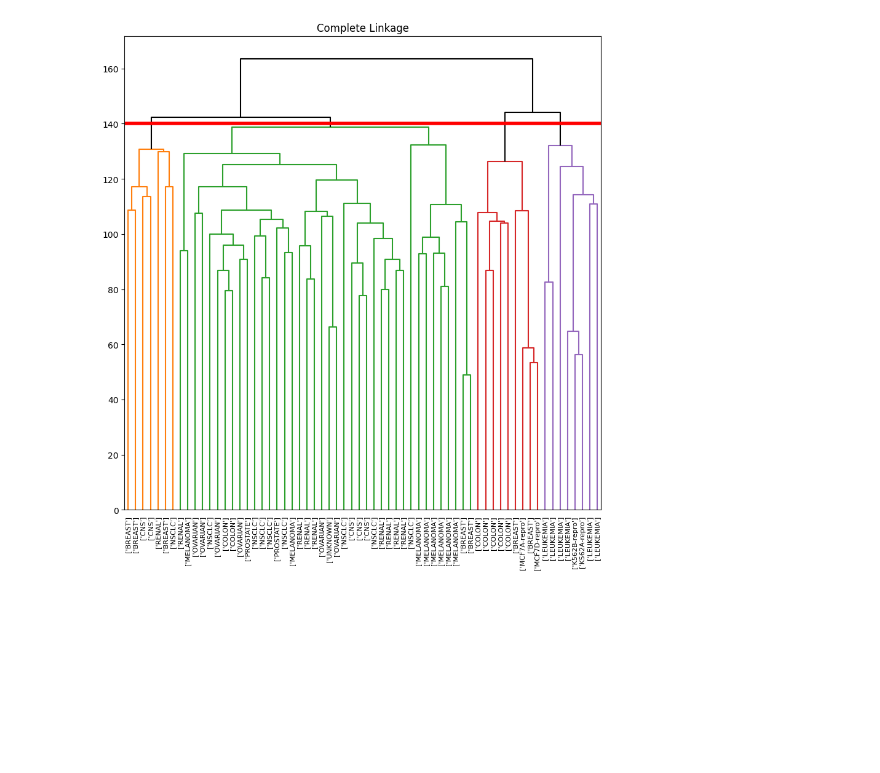
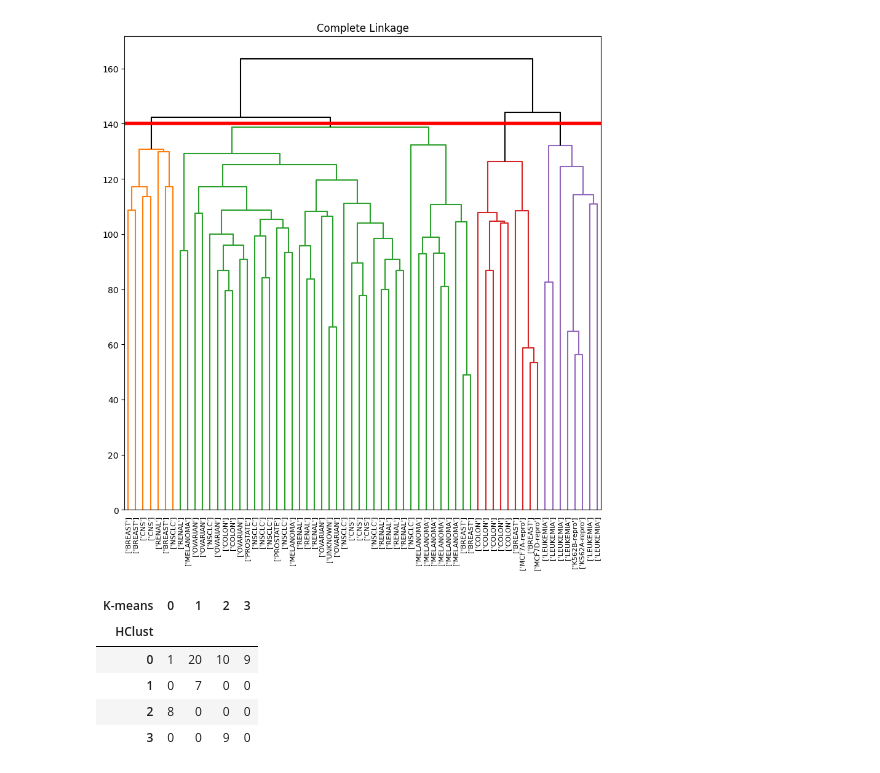
Before and after one commit to zabiAzimy/ISLP_PCA_HClust, a Jupyter notebook: PCA_HClust.ipynb, the cells around one changed output. Saved outputs shown, nothing was run; the diff lists cells and outputs as text; code cells hidden in the pictures; blank space fills up the shorter version.

```diff
--- a/PCA_HClust.ipynb
+++ b/PCA_HClust.ipynb
@@ -214,3 +214,18 @@ ax.axhline (140, c='r', linewidth =4);
 fig.savefig(fname="cut_tree_dendo")
 # %% [output]
 [figure]
+# %%
+from sklearn.cluster import KMeans
+
+nci_kmeans = KMeans(n_clusters =4,
+                    random_state =0,
+n_init =20).fit(nci_scaled)
+pd.crosstab(pd.Series(comp_cut , name='HClust '),
+pd.Series(nci_kmeans.labels_ , name='K-means '))
+# %% [output]
+| K-means | 0 | 1 | 2 | 3 |
+| HClust |  |  |  |  |
+| 0 | 1 | 20 | 10 | 9 |
+| 1 | 0 | 7 | 0 | 0 |
+| 2 | 8 | 0 | 0 | 0 |
+| 3 | 0 | 0 | 9 | 0 |
```
Also changed, not shown: parts of 1 cell of this notebook.
